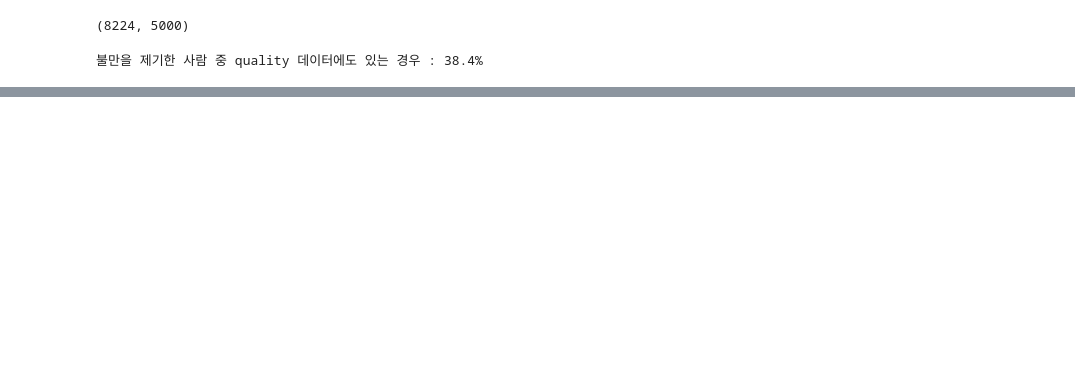
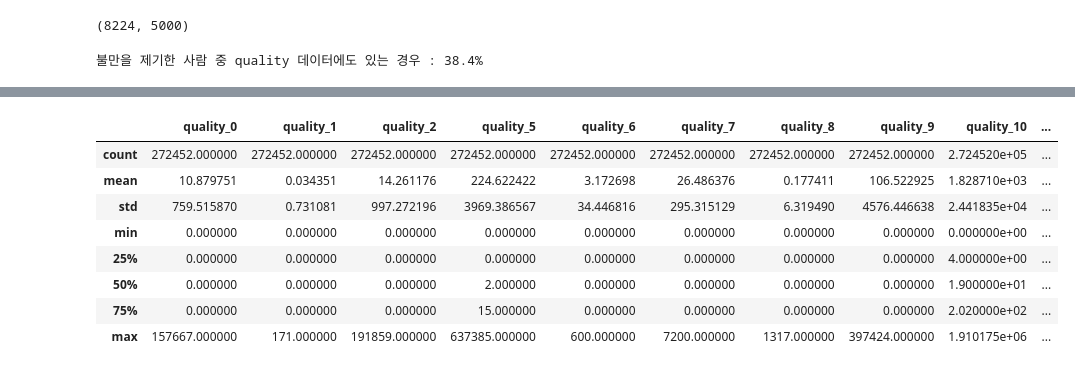
Before and after one commit to LEEHM97/machine-learning-exercises, a Jupyter notebook: 10.DAYCON대회_사용자불편예지/EDA.ipynb, the cells around one changed output, grey strips where cells are left out. Saved outputs shown, nothing was run; the diff lists cells and outputs as text; code cells hidden in the pictures; blank space fills up the shorter version.

```diff
--- a/10.DAYCON대회_사용자불편예지/EDA.ipynb
+++ b/10.DAYCON대회_사용자불편예지/EDA.ipynb
@@ -645,0 +770,19 @@ print(f"불만을 제기한 사람 중 quality 데이터에도 있는 경우 : {
+# %%
+no_minus_df = train_quality.copy()
+# %%
+# -1값 제외하고 분석
+for i in no_minus_df[3:]:
+    idx = no_minus_df[no_minus_df[i] == -1].index
+    no_minus_df.loc[idx, i] = 0
+# %%
+no_minus_df.iloc[:, 3:].describe()
+# %% [output]
+|  | quality_0 | quality_1 | quality_2 | quality_5 | quality_6 | quality_7 | quality_8 | quality_9 | quality_10 | ... |
+| count | 272452.000000 | 272452.000000 | 272452.000000 | 272452.000000 | 272452.000000 | 272452.000000 | 272452.000000 | 272452.000000 | 2.724520e+05 | ... |
+| mean | 10.879751 | 0.034351 | 14.261176 | 224.622422 | 3.172698 | 26.486376 | 0.177411 | 106.522925 | 1.828710e+03 | ... |
+| std | 759.515870 | 0.731081 | 997.272196 | 3969.386567 | 34.446816 | 295.315129 | 6.319490 | 4576.446638 | 2.441835e+04 | ... |
+| min | 0.000000 | 0.000000 | 0.000000 | 0.000000 | 0.000000 | 0.000000 | 0.000000 | 0.000000 | 0.000000e+00 | ... |
+| 25% | 0.000000 | 0.000000 | 0.000000 | 0.000000 | 0.000000 | 0.000000 | 0.000000 | 0.000000 | 4.000000e+00 | ... |
+| 50% | 0.000000 | 0.000000 | 0.000000 | 2.000000 | 0.000000 | 0.000000 | 0.000000 | 0.000000 | 1.900000e+01 | ... |
+| 75% | 0.000000 | 0.000000 | 0.000000 | 15.000000 | 0.000000 | 0.000000 | 0.000000 | 0.000000 | 2.020000e+02 | ... |
+| max | 157667.000000 | 171.000000 | 191859.000000 | 637385.000000 | 600.000000 | 7200.000000 | 1317.000000 | 397424.000000 | 1.910175e+06 | ... |
```
Also changed, not shown: parts of 16 cells of this notebook.
